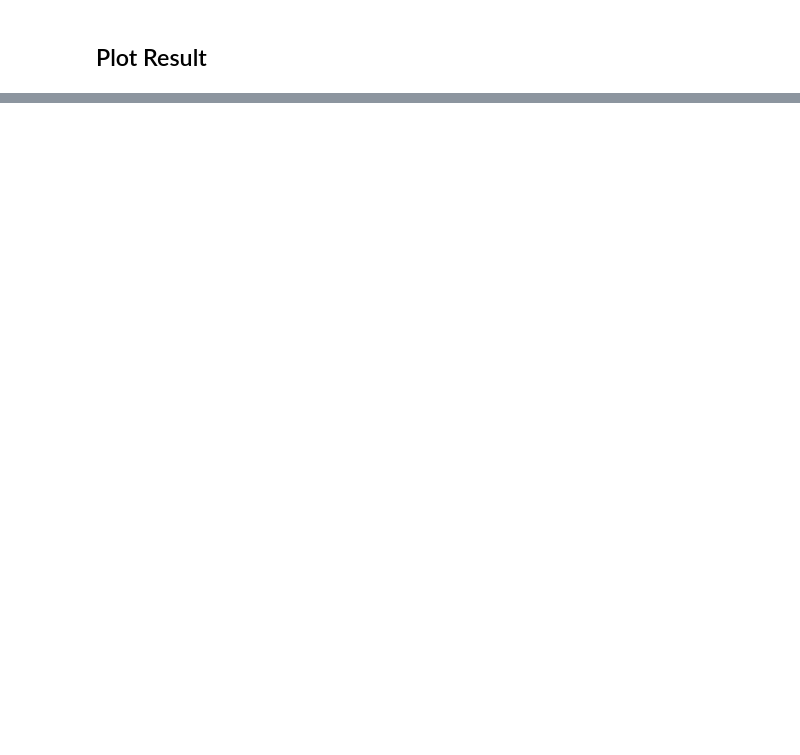
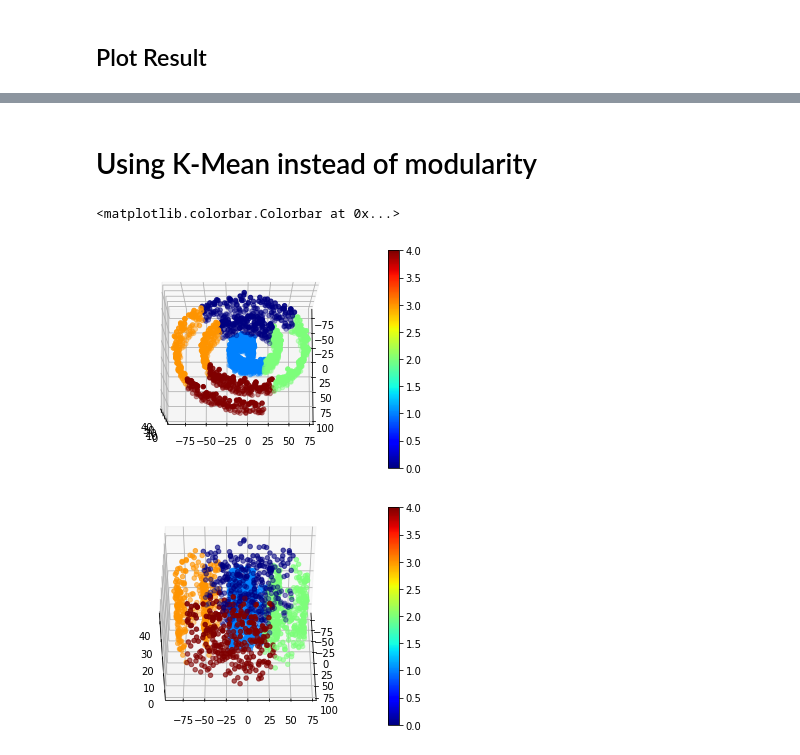
Before and after one commit to KJ-black/Machine-Learning-on-Material-Informatics, a Jupyter notebook: HW6_clustering/louvain_modularity_clustering_by_Euclidean_distance.ipynb, the cells around one changed output, grey strips where cells are left out. Saved outputs shown, nothing was run; the diff lists cells and outputs as text; code cells hidden in the pictures; blank space fills up the shorter version.

```diff
--- a/HW6_clustering/louvain_modularity_clustering_by_Euclidean_distance.ipynb
+++ b/HW6_clustering/louvain_modularity_clustering_by_Euclidean_distance.ipynb
@@ -188,0 +181,30 @@ ax.view_init(45, 0)
+# %% [markdown]
+# Using K-Mean instead of modularity
+# %%
+from sklearn.cluster import KMeans
+kmeans = KMeans(n_clusters = (int(size))).fit(XYZ_C)
+final_label = kmeans.labels_
+# %%
+fig1 = plt.figure()
+ax = plt.axes(projection='3d')
+z = XYZ_C[:,2]
+x = XYZ_C[:,0]
+y = XYZ_C[:,1]
+c = final_label
+ax1 = ax.scatter(x, y, z, c = c, cmap = plt.get_cmap('jet'))
+ax.view_init(80, 0)
+fig1.colorbar(ax1)
+
+fig2 = plt.figure()
+ax = plt.axes(projection='3d')
+z = XYZ_C[:,2]
+x = XYZ_C[:,0]
+y = XYZ_C[:,1]
+c = final_label
+ax2 = ax.scatter(x, y, z, c = c, cmap = plt.get_cmap('jet'))
+ax.view_init(45, 0)
+fig2.colorbar(ax2)
+# %% [output]
+<matplotlib.colorbar.Colorbar at 0x...>
+[figure, added]
+[figure, added]
```
Also changed, not shown: parts of 7 cells of this notebook.
